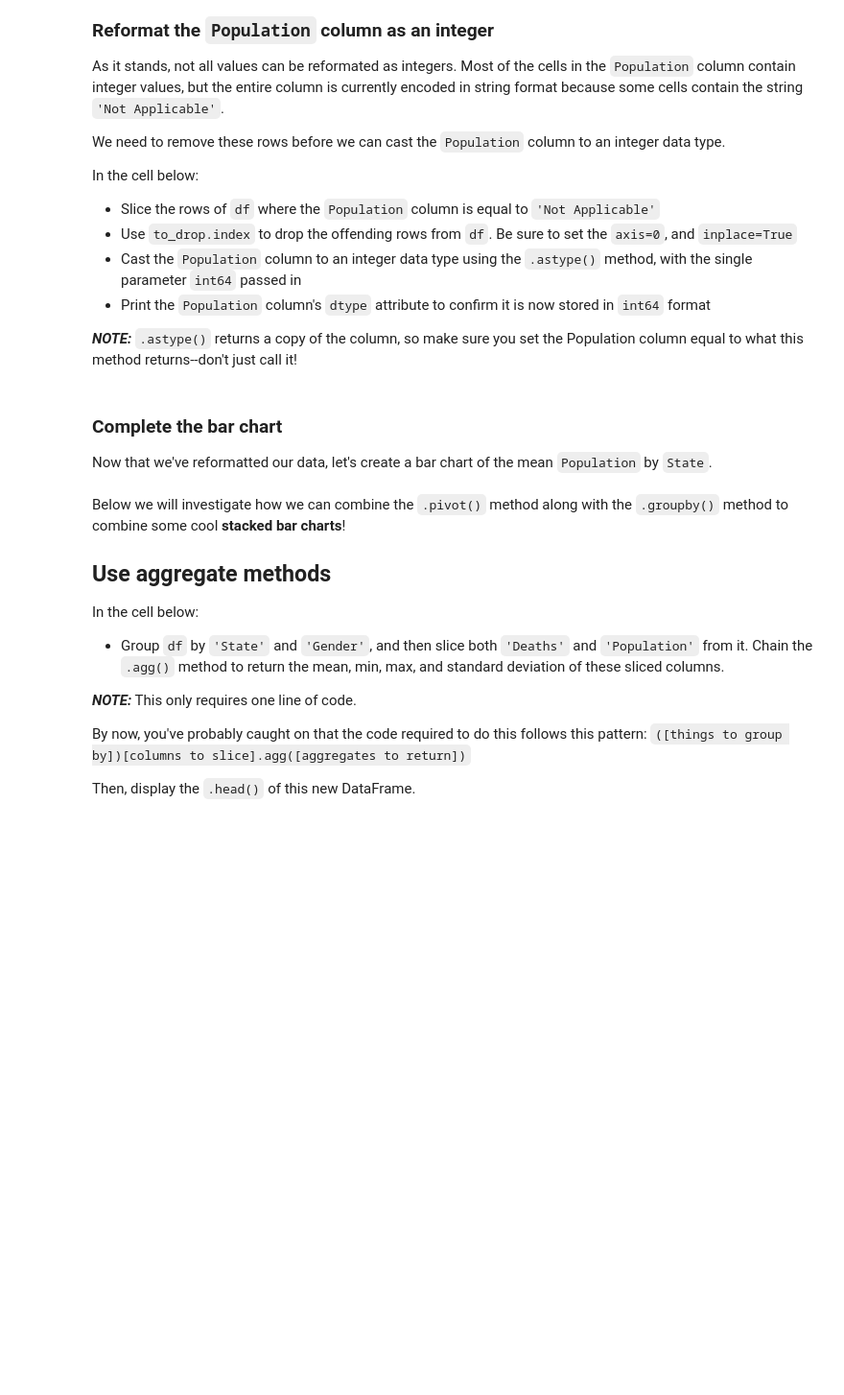
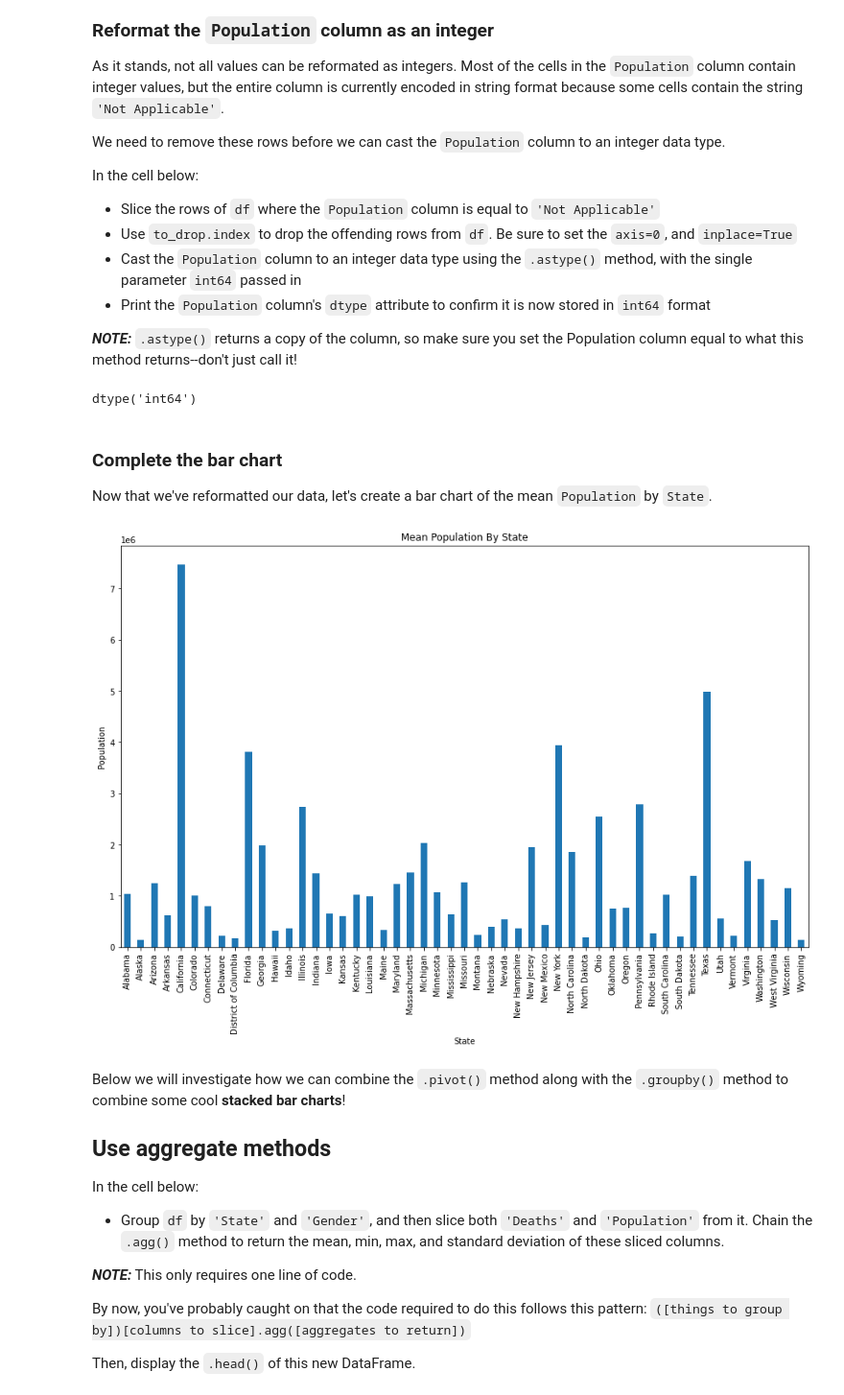
Before and after one commit to kevgross89/dsc-pivot-tables-pandas-lab, a Jupyter notebook: index.ipynb, the cells around one changed output. Shown: that part at 96% size. Saved outputs shown, nothing was run; the diff lists cells and outputs as text; code cells hidden in the pictures; blank space fills up the shorter version.

```diff
--- a/index.ipynb
+++ b/index.ipynb
@@ -177,3 +192,10 @@ to_drop = None
+# %%
+to_drop = df[df['Population'] == 'Not Applicable']
+df.drop(to_drop.index, axis=0, inplace=True)
+df['Population'] = df['Population'].astype('int64')
+df['Population'].dtype
+# %% [output]
+dtype('int64')
 # %% [markdown]
 ### Complete the bar chart
 
@@ -183,3 +203,12 @@ Now that we've reformatted our data, let's create a bar chart of the mean `Popul
+# %%
+fig, ax = plt.subplots(figsize=[15,9])
+
+df.groupby('State')['Population'].mean().plot(kind='bar')
+
+ax.set_ylabel('Population')
+ax.set_title('Mean Population By State');
+# %% [output]
+[figure, added]
 # %% [markdown]
 Below we will investigate how we can combine the `.pivot()` method along with the `.groupby()` method to combine some cool **stacked bar charts**!
 
```
Also changed, not shown: parts of 28 cells of this notebook.
